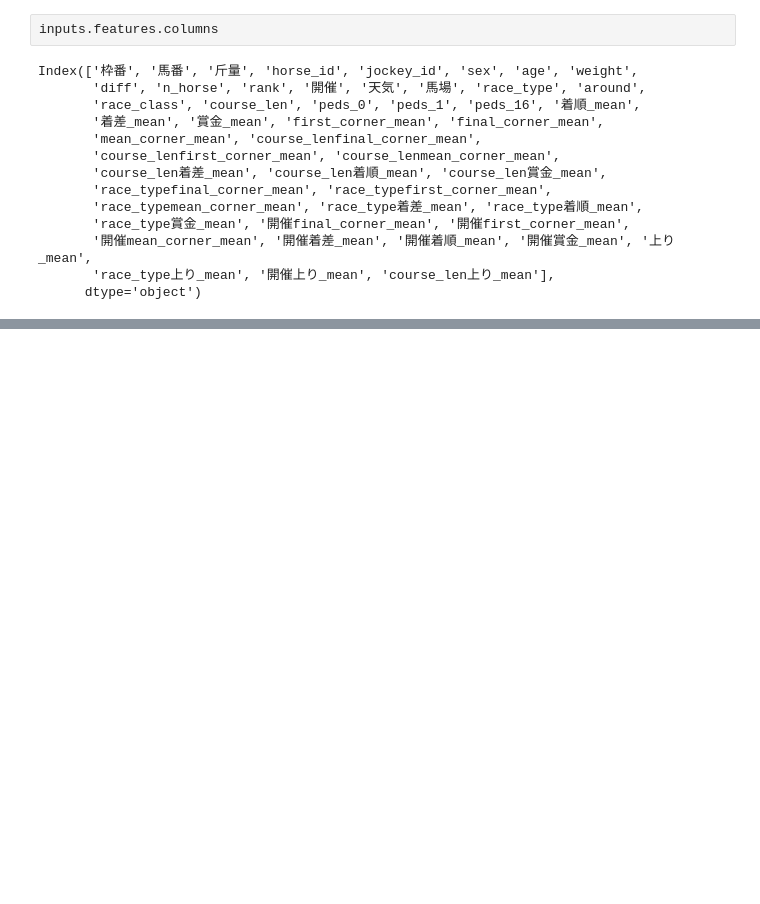
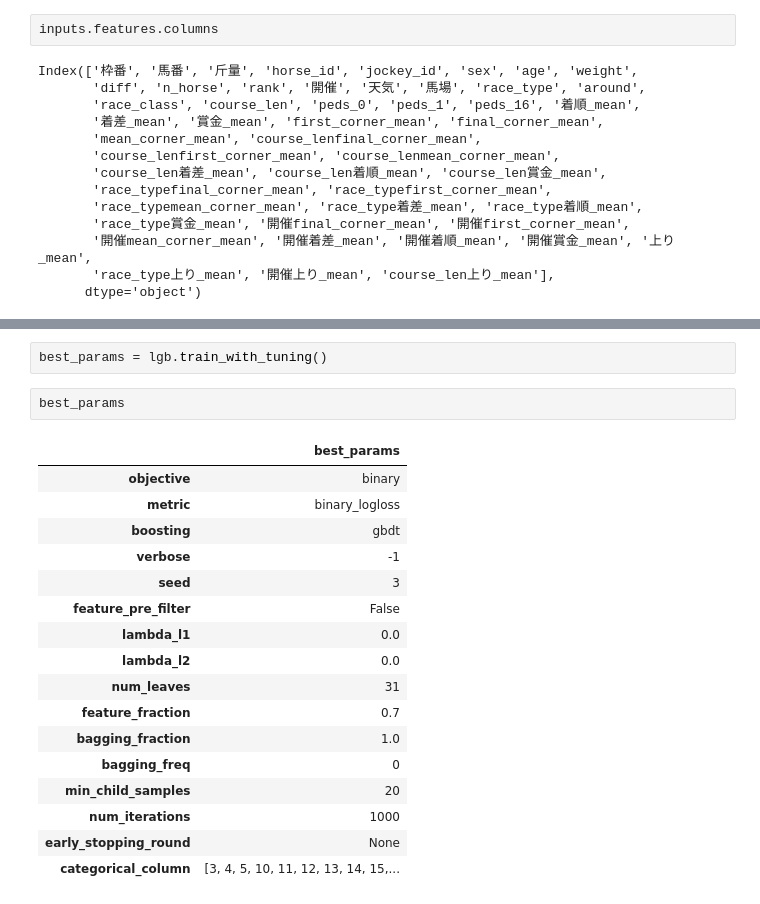
Before and after one commit to yuruto-free/machine-learning-keiba, a Jupyter notebook: workspace/keiba/preprocess_learning.ipynb, the cells around one changed output, grey strips where cells are left out. Cells and saved outputs as stored; diff of their text form; blank space fills up the shorter version.

```diff
--- a/workspace/keiba/preprocess_learning.ipynb
+++ b/workspace/keiba/preprocess_learning.ipynb
@@ -202,0 +218,22 @@ T.B.D
+# %%
+best_params = lgb.train_with_tuning()
+# %%
+best_params
+# %% [output]
+|  | best_params |
+| objective | binary |
+| metric | binary_logloss |
+| boosting | gbdt |
+| verbose | -1 |
+| seed | 3 |
+| feature_pre_filter | False |
+| lambda_l1 | 0.0 |
+| lambda_l2 | 0.0 |
+| num_leaves | 31 |
+| feature_fraction | 0.7 |
+| bagging_fraction | 1.0 |
+| bagging_freq | 0 |
+| min_child_samples | 20 |
+| num_iterations | 1000 |
+| early_stopping_round | None |
+| categorical_column | [3, 4, 5, 10, 11, 12, 13, 14, 15,... |
```
Also changed, not shown: parts of 14 cells of this notebook, 3 other files.
